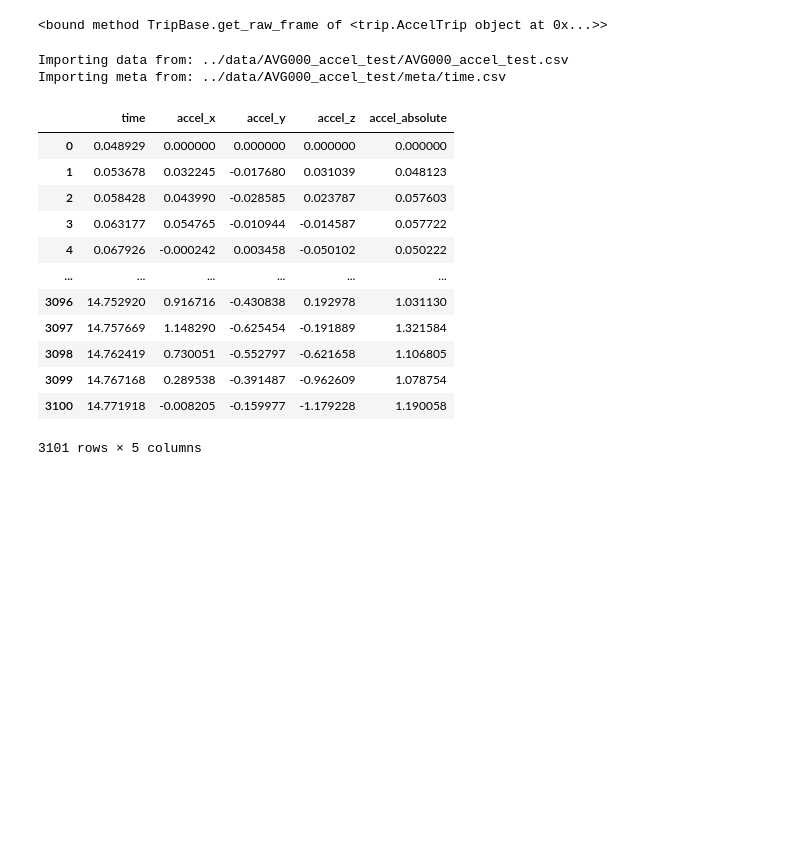
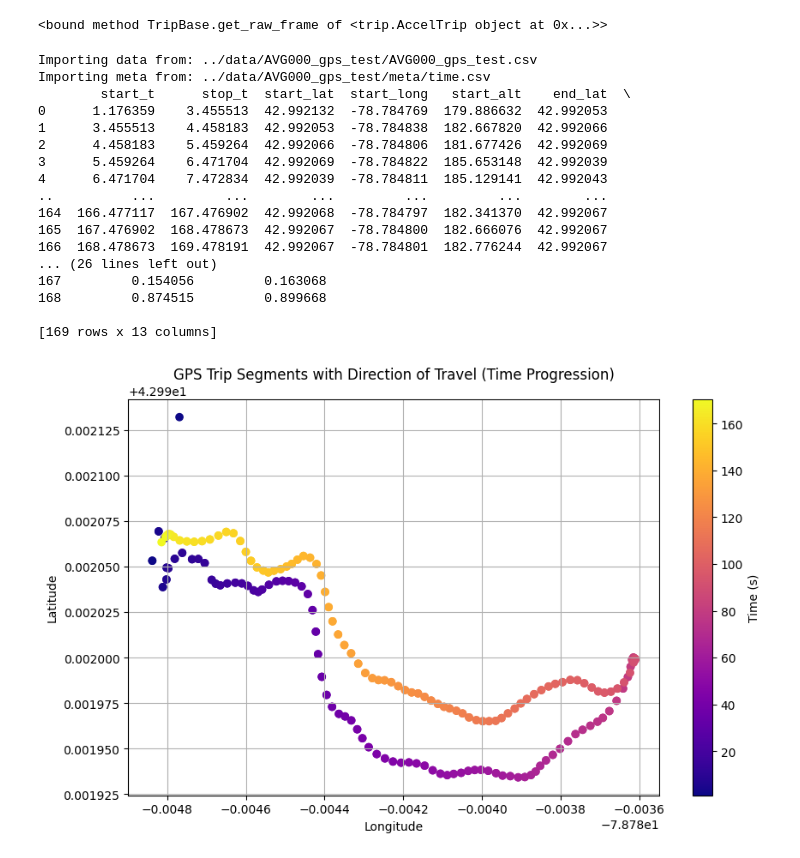
Before and after one commit to ubsuny/CP1-24-midterm, a Jupyter notebook: avgagliardo/code/Untitled.ipynb, the cells around one changed output. Saved outputs shown, nothing was run; the diff lists cells and outputs as text; code cells hidden in the pictures; blank space fills up the shorter version.

```diff
--- a/avgagliardo/code/Untitled.ipynb
+++ b/avgagliardo/code/Untitled.ipynb
@@ -119,31 +119,41 @@ Importing meta from: ../data/AVG000_accel_test/meta/time.csv
 # %%
 #import utils module
 import utils
 importlib.reload(utils)
 # Import the trip module (and reload it)
 import trip
 importlib.reload(trip)
 
-AT = trip.AccelTrip
+GT = trip.GpsTrip
 
-at = AT("AVG000_accel_test")
+gt = GT("AVG000_gps_test")
 
-at.get_raw_frame()
-df = at.data
-df
+# print(gt.data)
+# df = gt.data
+
+# print(gt.report_trip_summary())
+# print(gt.times)
+# print("\n")
+# print(25*"-")
+print(gt.segments)
+p = utils.plot_gpstrip_segments_with_color(gt)
+# gt.segments
 # %% [output]
-Importing data from: ../data/AVG000_accel_test/AVG000_accel_test.csv
-Importing meta from: ../data/AVG000_accel_test/meta/time.csv
+Importing data from: ../data/AVG000_gps_test/AVG000_gps_test.csv
+Importing meta from: ../data/AVG000_gps_test/meta/time.csv
+        start_t      stop_t  start_lat  start_long   start_alt    end_lat  \
+0      1.176359    3.455513  42.992132  -78.784769  179.886632  42.992053
+1      3.455513    4.458183  42.992053  -78.784838  182.667820  42.992066
+2      4.458183    5.459264  42.992066  -78.784806  181.677426  42.992069
+3      5.459264    6.471704  42.992069  -78.784822  185.653148  42.992039
+4      6.471704    7.472834  42.992039  -78.784811  185.129141  42.992043
+..          ...         ...        ...         ...         ...        ...
+164  166.477117  167.476902  42.992068  -78.784797  182.341370  42.992067
+165  167.476902  168.478673  42.992067  -78.784800  182.666076  42.992067
+166  168.478673  169.478191  42.992067  -78.784801  182.776244  42.992067
+... (26 lines left out)
+167         0.154056         0.163068
+168         0.874515         0.899668
+
+[169 rows x 13 columns]
-|  | time | accel_x | accel_y | accel_z | accel_absolute |
-| 0 | 0.048929 | 0.000000 | 0.000000 | 0.000000 | 0.000000 |
-| 1 | 0.053678 | 0.032245 | -0.017680 | 0.031039 | 0.048123 |
-| 2 | 0.058428 | 0.043990 | -0.028585 | 0.023787 | 0.057603 |
-| 3 | 0.063177 | 0.054765 | -0.010944 | -0.014587 | 0.057722 |
-| 4 | 0.067926 | -0.000242 | 0.003458 | -0.050102 | 0.050222 |
-| ... | ... | ... | ... | ... | ... |
-| 3096 | 14.752920 | 0.916716 | -0.430838 | 0.192978 | 1.031130 |
-| 3097 | 14.757669 | 1.148290 | -0.625454 | -0.191889 | 1.321584 |
-| 3098 | 14.762419 | 0.730051 | -0.552797 | -0.621658 | 1.106805 |
-| 3099 | 14.767168 | 0.289538 | -0.391487 | -0.962609 | 1.078754 |
-| 3100 | 14.771918 | -0.008205 | -0.159977 | -1.179228 | 1.190058 |
-3101 rows × 5 columns
+[figure, added]
```
Also changed, not shown: parts of 2 cells of this notebook, 2 other files.
